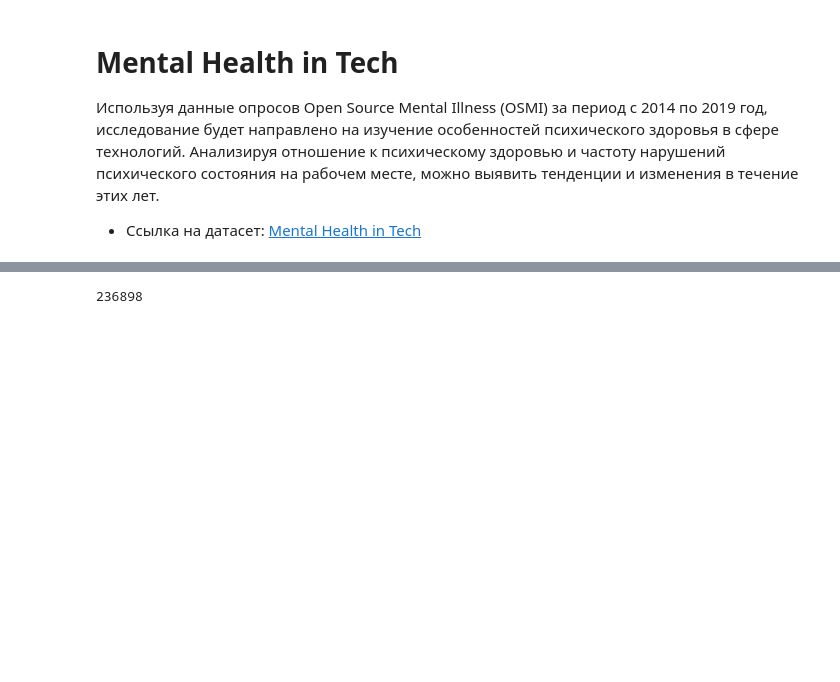
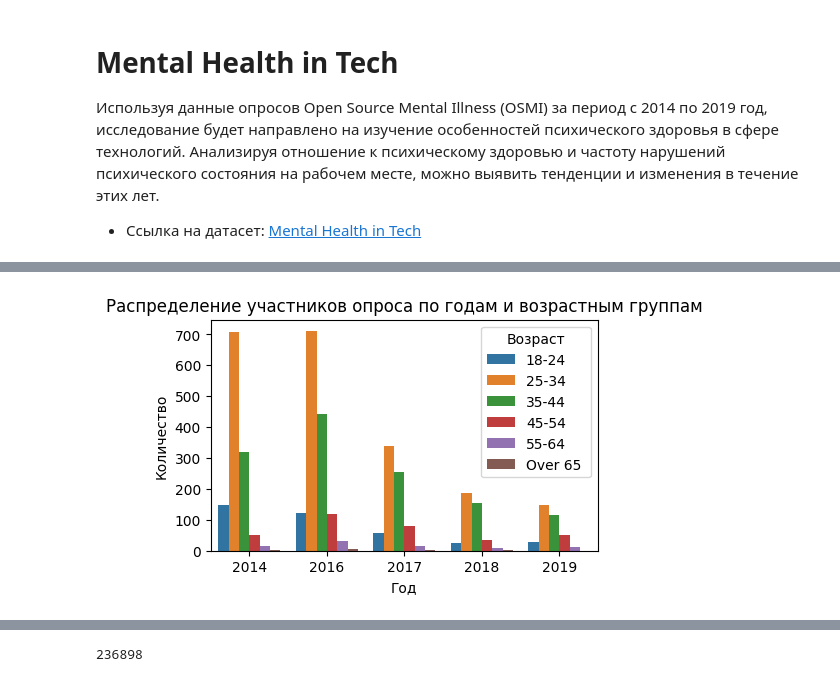
Before and after one commit to Feddlen/Analysing_Mental_Health_in_Tech, a Jupyter notebook: MentalHealthsSQL.ipynb, the cells around one changed output, grey strips where cells are left out. Saved outputs shown, nothing was run; the diff lists cells and outputs as text; code cells hidden in the pictures; blank space fills up the shorter version.

```diff
--- a/MentalHealthsSQL.ipynb
+++ b/MentalHealthsSQL.ipynb
@@ -67,0 +260,29 @@ copy_answer_df.loc[copy_answer_df.question_id == 2, 'answer_text'] = new_gender
+# %%
+# Количество людей из разных возрстых групп по годам
+ages = '''
+SELECT a.survey_id,
+       CASE
+            WHEN a.answer_text BETWEEN 18 AND 24 THEN '18-24'
+            WHEN a.answer_text BETWEEN 25 AND 34 THEN '25-34'
+            WHEN a.answer_text BETWEEN 35 AND 44 THEN '35-44'
+            WHEN a.answer_text BETWEEN 45 AND 54 THEN '45-54'
+            WHEN a.answer_text BETWEEN 55 AND 64 THEN '55-64'
+            WHEN a.answer_text BETWEEN 65 AND 99 THEN 'Over 65 '
+        END AS age_group,
+    COUNT(a.user_id) AS count
+FROM answer a
+WHERE a.question_id = 1 AND a.answer_text > 18
+GROUP BY a.survey_id, age_group
+ORDER BY a.survey_id, age_group;
+'''
+
+cur_final.execute(ages)
+rows = cur_final.fetchall()
+res = pd.DataFrame(rows, columns=('Год', 'Возраст', 'Количество'))
+
+plt.figure(figsize=(5, 3))
+sns.barplot(x='Год', y='Количество', hue='Возраст', data=res)
+plt.title('Распределение участников опроса по годам и возрастным группам')
+plt.show()
+# %% [output]
+[figure, added]
```
Also changed, not shown: parts of 32 cells of this notebook, 3 other files.
